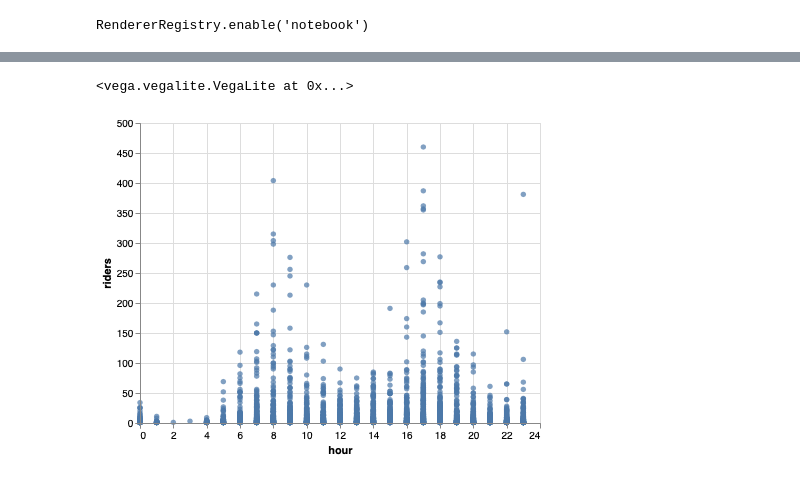
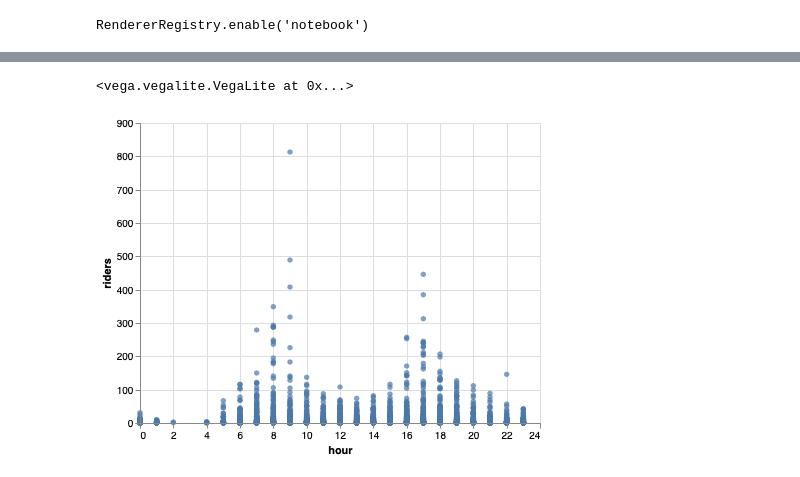
Before and after one commit to audy/bart-analysis, a Jupyter notebook: barts.ipynb, the cells around one changed output, grey strips where cells are left out. Cells and saved outputs as stored; diff of their text form; code cells hidden in the pictures.

```diff
--- a/barts.ipynb
+++ b/barts.ipynb
@@ -12,9 +17,18 @@ RendererRegistry.enable('notebook')
 # %%
 df = pd.concat(
     [
-        pd.read_csv('http://64.111.127.166/origin-destination/date-hour-soo-dest-2017.csv.gz', header=None),
-        pd.read_csv('http://64.111.127.166/origin-destination/date-hour-soo-dest-2018.csv.gz', header=None),
-        pd.read_csv('http://64.111.127.166/origin-destination/date-hour-soo-dest-2019.csv.gz', header=None)
+#         pd.read_csv(
+#             "http://64.111.127.166/origin-destination/date-hour-soo-dest-2017.csv.gz",
+#             header=None,
+#         ),
+#         pd.read_csv(
+#             "http://64.111.127.166/origin-destination/date-hour-soo-dest-2018.csv.gz",
+#             header=None,
+#         ),
+        pd.read_csv(
+            "http://64.111.127.166/origin-destination/date-hour-soo-dest-2019.csv.gz",
+            header=None,
+        ),
     ]
 )
 # %%
@@ -42,11 +56,6 @@ alt.Chart(
 # %%
-alt.Chart(
-    df.sample(5000)
-).mark_circle().encode(
-    x='hour',
-    y='riders'
-)
+alt.Chart(df.sample(5000)).mark_circle().encode(x="hour", y="riders")
 # %% [output]
 <vega.vegalite.VegaLite at 0x...>
-[figure, old version]
+[figure, new version]
 # %%
```
Also changed, not shown: parts of 8 cells of this notebook.
